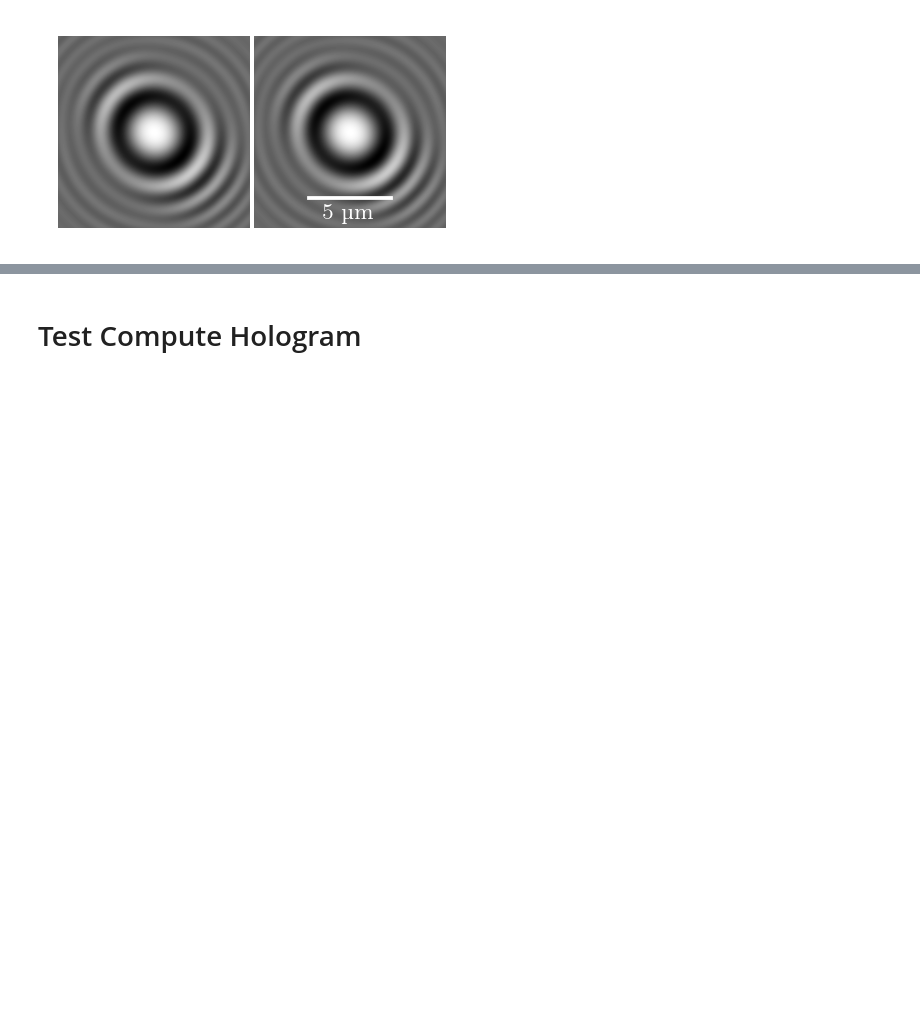
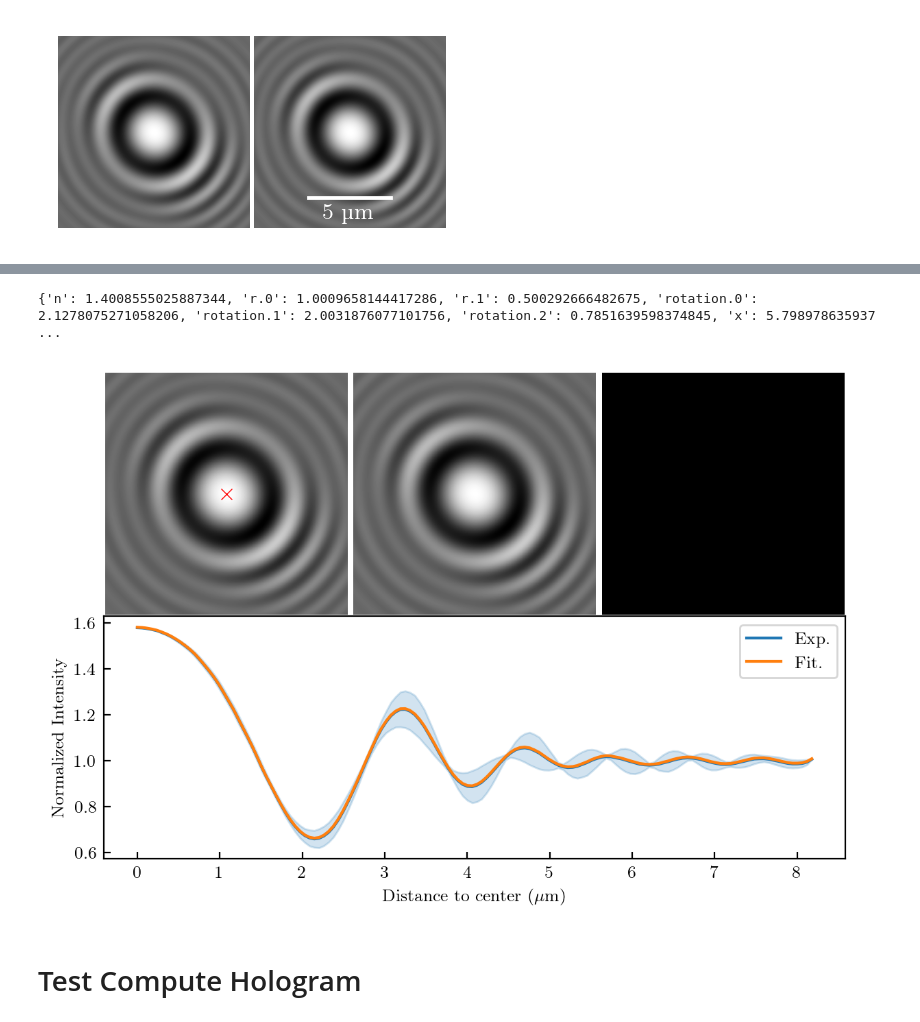
Before and after one commit to nicofares/save_codes, a Jupyter notebook: holopy/testholopy4chlamys_terter.ipynb, the cells around one changed output, grey strips where cells are left out. Cells and saved outputs as stored; diff of their text form; code cells hidden in the pictures; blank space fills up the shorter version.

```diff
--- a/holopy/testholopy4chlamys_terter.ipynb
+++ b/holopy/testholopy4chlamys_terter.ipynb
@@ -727,0 +853,17 @@ plt.show()
+# %%
+
+
+# Define the fitting strategy
+
+percent_px = 0.3
+
+fit_strategy = NmpfitStrategy()
+fit_strategy.npixels = int(percent_px * hc ** 2)
+# %%
+# Which parameters
+parameters_to_fit = ['center', 'r', 'n', 'rotation']
+# %%
+%%time
+
+# Fit
+fit_result = hp.fit(holo_c, guess_scatterer, strategy=fit_strategy, parameters=parameters_to_fit)
@@ -727,0 +873,38 @@ plt.show()
+# %%
+holo_f = fit_result.hologram
+# %%
+print(fit_result.parameters)
+
+fig = plt.figure(figsize=(15/2.54,10/2.54))
+nlin, ncol = 2, 3
+
+# Plot images
+ax1 = fig.add_subplot(nlin, ncol, 1)
+ax2 = fig.add_subplot(nlin, ncol, 2)
+ax3 = fig.add_subplot(nlin, ncol, 3)
+ax1.imshow(holo_c.data, cmap='gray')
+ax2.imshow(holo_f, cmap='gray')
+ax3.imshow(np.abs(holo_c.data - holo_f.data), cmap='gray', vmin=0, vmax=2)
+for ax in [ax1, ax2, ax3]:
+    ax.axis('off')
+
+# Compute radial intensity profiles
+expe_rad, expe_avg, expe_std = aziavgstd(holo_c.data, [hc//2, hc//2])
+theo_rad, theo_avg, _ = aziavgstd(holo_f.data, [hc//2, hc//2])
+expe_rad = expe_rad * spacing
+theo_rad = theo_rad * spacing
+
+ax1.plot(hc//2, hc//2, marker='x', mec='r')
+
+# Plot radial intensity profile
+ax4 = fig.add_subplot(nlin, ncol, (4,6))
+ax4.plot(expe_rad, expe_avg, ls='-', c='tab:blue', label='Exp.')
+ax4.fill_between(expe_rad, expe_avg-expe_std, expe_avg+expe_std, color='tab:blue', alpha=0.2)
+ax4.plot(theo_rad, theo_avg, ls='-', c='tab:orange', label='Fit.')
+ax4.legend()
+ax4.set(xlabel=r'Distance to center ($\mathrm{\mu m}$)', ylabel=r'Normalized Intensity')
+plt.tight_layout(pad=0.2)
+plt.show()
+# %% [output]
+{'n': 1.4008555025887344, 'r.0': 1.0009658144417286, 'r.1': 0.500292666482675, 'rotation.0': 2.1278075271058206, 'rotation.1': 2.0031876077101756, 'rotation.2': 0.7851639598374845, 'x': 5.798978635937 ...
+[figure, added]
```
Also changed, not shown: parts of 50 cells of this notebook, 4 other files.
